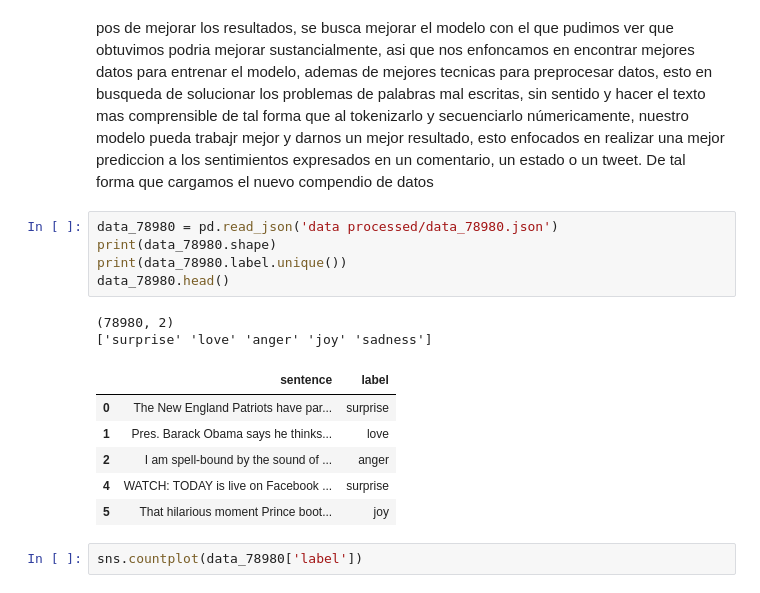
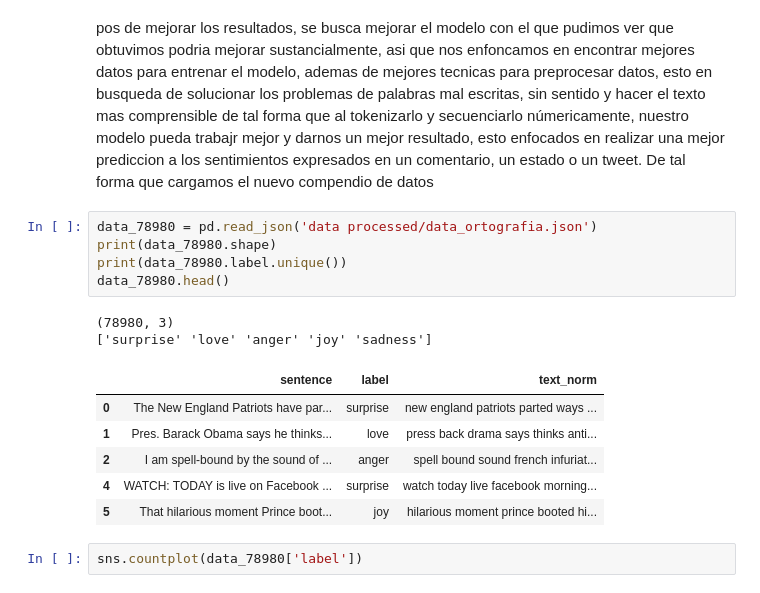
Before and after one commit to Jamf05/20201-ai2-class-project, a Jupyter notebook: notebook.ipynb, the cells around one changed output. Saved outputs shown, nothing was run; the diff lists cells and outputs as text.

```diff
--- a/notebook.ipynb
+++ b/notebook.ipynb
@@ -517,19 +566,19 @@ Tenemos entonces que nuestro modelo entrenado, en realidad esta muy sobreentrena
 
 Se procede a aplicar otro procesamiento mas con el fin de eliminar todos los @, # y demas caracteres especiales que puedan ser innecesarios. Luego de una exhaustiva busqueda, en pos de mejorar los resultados, se busca mejorar el modelo con el que pudimos ver que obtuvimos podria mejorar sustancialmente, asi que nos enfoncamos en encontrar mejores datos para entrenar el modelo, ademas de mejores tecnicas para preprocesar datos, esto en busqueda de solucionar los problemas de palabras mal escritas, sin sentido y hacer el texto mas comprensible de tal forma que al tokenizarlo y secuenciarlo númericamente, nuestro modelo pueda trabajr mejor y darnos un mejor resultado, esto enfocados en realizar una mejor prediccion a los sentimientos expresados en un comentario, un estado o un tweet. De tal forma que cargamos el nuevo compendio de datos
 # %%
-data_78980 = pd.read_json('data processed/data_78980.json')
+data_78980 = pd.read_json('data processed/data_ortografia.json')
 print(data_78980.shape)
 print(data_78980.label.unique())
 data_78980.head()
 # %% [output]
-(78980, 2)
+(78980, 3)
 ['surprise' 'love' 'anger' 'joy' 'sadness']
-|  | sentence | label |
-| 0 | The New England Patriots have par... | surprise |
-| 1 | Pres. Barack Obama says he thinks... | love |
-| 2 | I am spell-bound by the sound of ... | anger |
-| 4 | WATCH: TODAY is live on Facebook ... | surprise |
-| 5 | That hilarious moment Prince boot... | joy |
+|  | sentence | label | text_norm |
+| 0 | The New England Patriots have par... | surprise | new england patriots parted ways ... |
+| 1 | Pres. Barack Obama says he thinks... | love | press back drama says thinks anti... |
+| 2 | I am spell-bound by the sound of ... | anger | spell bound sound french infuriat... |
+| 4 | WATCH: TODAY is live on Facebook ... | surprise | watch today live facebook morning... |
+| 5 | That hilarious moment Prince boot... | joy | hilarious moment prince booted hi... |
 # %%
 sns.countplot(data_78980['label'])
 # %% [output]
```
Also changed, not shown: parts of 87 cells of this notebook.
